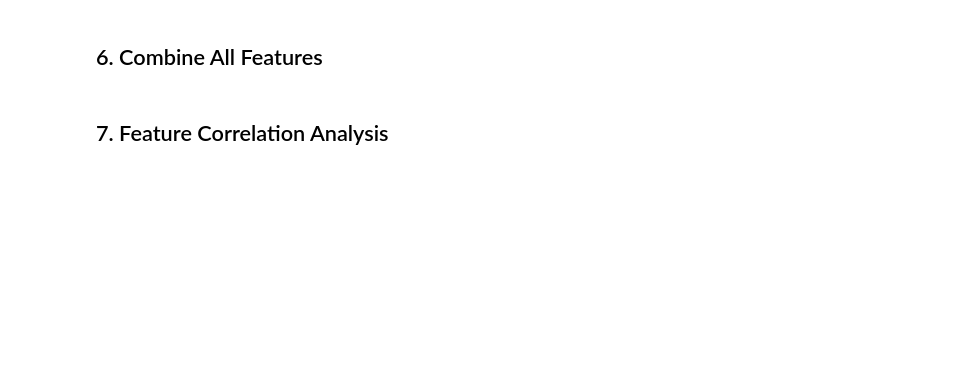
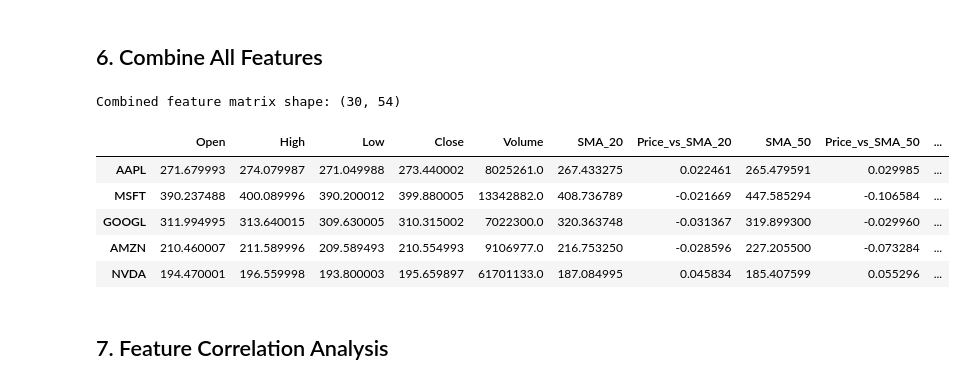
Before and after one commit to CrespoN1/stockbuddy-forecast, a Jupyter notebook: notebooks/02_feature_engineering.ipynb, the cells around one changed output. Saved outputs shown, nothing was run; the diff lists cells and outputs as text; code cells hidden in the pictures; blank space fills up the shorter version.

```diff
--- a/notebooks/02_feature_engineering.ipynb
+++ b/notebooks/02_feature_engineering.ipynb
@@ -110,10 +158,21 @@ except Exception as e:
 # %%
 # Merge feature_matrix with fundamentals (numeric only)
 numeric_fundamentals = fundamentals_df.select_dtypes(include=[np.number])
-combined_features = pd.concat([feature_matrix, numeric_fundamentals, sentiment_df], axis=1, join='left')
+# Use reindex to align fundamentals and sentiment to feature_matrix index, then concat
+combined_features = feature_matrix.copy()
+combined_features = combined_features.join(numeric_fundamentals.reindex(feature_matrix.index), how='left')
+combined_features = combined_features.join(sentiment_df.reindex(feature_matrix.index), how='left', rsuffix='_sent')
 combined_features = combined_features.ffill().fillna(0)
 print(f"Combined feature matrix shape: {combined_features.shape}")
 combined_features.head()
+# %% [output]
+Combined feature matrix shape: (30, 54)
+|  | Open | High | Low | Close | Volume | SMA_20 | Price_vs_SMA_20 | SMA_50 | Price_vs_SMA_50 | ... |
+| AAPL | 271.679993 | 274.079987 | 271.049988 | 273.440002 | 8025261.0 | 267.433275 | 0.022461 | 265.479591 | 0.029985 | ... |
+| MSFT | 390.237488 | 400.089996 | 390.200012 | 399.880005 | 13342882.0 | 408.736789 | -0.021669 | 447.585294 | -0.106584 | ... |
+| GOOGL | 311.994995 | 313.640015 | 309.630005 | 310.315002 | 7022300.0 | 320.363748 | -0.031367 | 319.899300 | -0.029960 | ... |
+| AMZN | 210.460007 | 211.589996 | 209.589493 | 210.554993 | 9106977.0 | 216.753250 | -0.028596 | 227.205500 | -0.073284 | ... |
+| NVDA | 194.470001 | 196.559998 | 193.800003 | 195.659897 | 61701133.0 | 187.084995 | 0.045834 | 185.407599 | 0.055296 | ... |
 # %% [markdown]
 ## 7. Feature Correlation Analysis
 # %%
```
Also changed, not shown: parts of 7 cells of this notebook, 41 other files.
